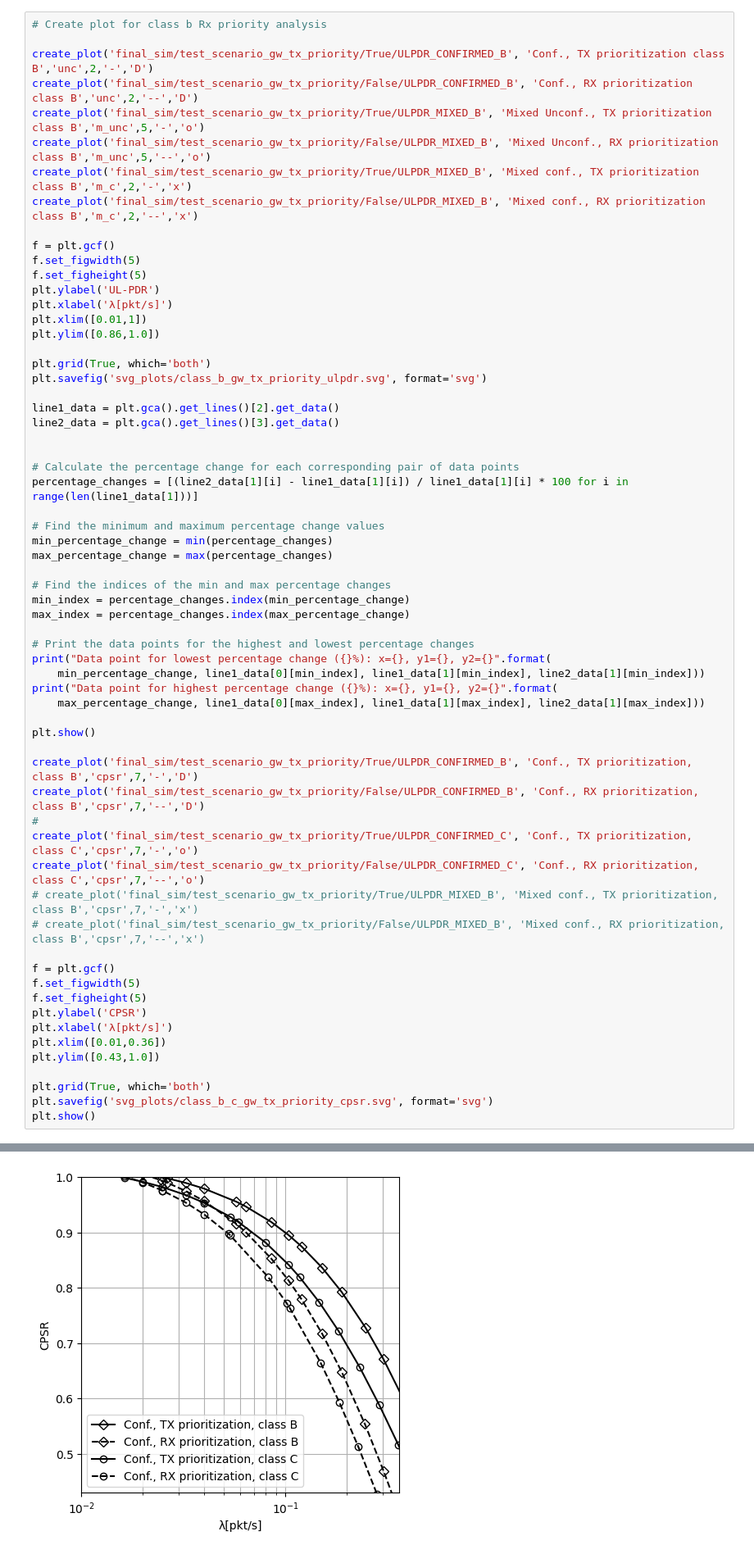
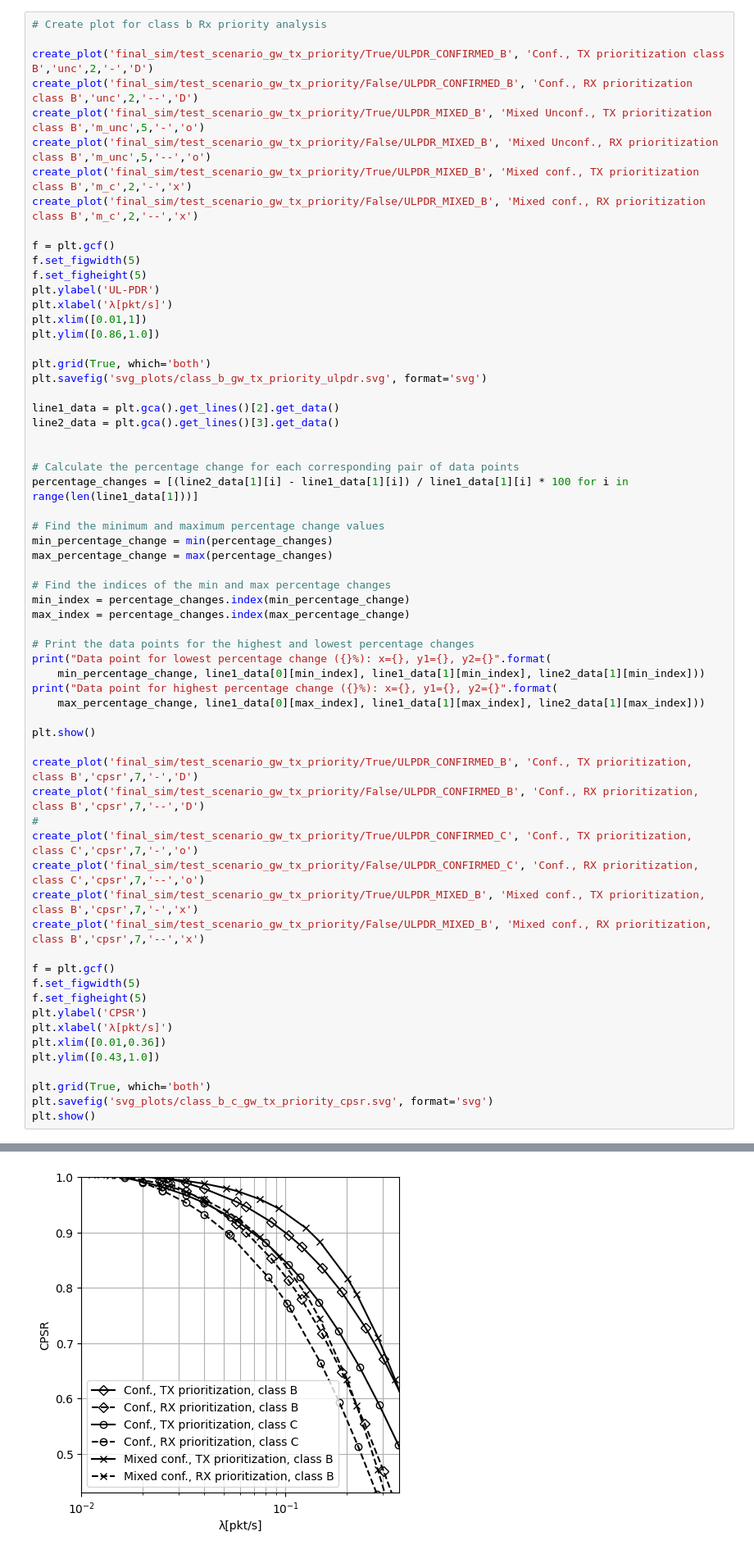
Before and after one commit to Precision-CyberAg/sim_plot, a Jupyter notebook: performance_analysis_class_b.ipynb, the cells around one changed output, grey strips where cells are left out. Shown at 82% size. Drawn from its saved outputs; the diff is of its cells as text.

```diff
--- a/performance_analysis_class_b.ipynb
+++ b/performance_analysis_class_b.ipynb
@@ -307,36 +307,36 @@ max_index = percentage_changes.index(max_percentage_change)
 
 # Print the data points for the highest and lowest percentage changes
 print("Data point for lowest percentage change ({}%): x={}, y1={}, y2={}".format(
     min_percentage_change, line1_data[0][min_index], line1_data[1][min_index], line2_data[1][min_index]))
 print("Data point for highest percentage change ({}%): x={}, y1={}, y2={}".format(
     max_percentage_change, line1_data[0][max_index], line1_data[1][max_index], line2_data[1][max_index]))
 
 plt.show()
 
 create_plot('final_sim/test_scenario_gw_tx_priority/True/ULPDR_CONFIRMED_B', 'Conf., TX prioritization, class B','cpsr',7,'-','D')
 create_plot('final_sim/test_scenario_gw_tx_priority/False/ULPDR_CONFIRMED_B', 'Conf., RX prioritization, class B','cpsr',7,'--','D')
 #
 create_plot('final_sim/test_scenario_gw_tx_priority/True/ULPDR_CONFIRMED_C', 'Conf., TX prioritization, class C','cpsr',7,'-','o')
 create_plot('final_sim/test_scenario_gw_tx_priority/False/ULPDR_CONFIRMED_C', 'Conf., RX prioritization, class C','cpsr',7,'--','o')
-# create_plot('final_sim/test_scenario_gw_tx_priority/True/ULPDR_MIXED_B', 'Mixed conf., TX prioritization, class B','cpsr',7,'-','x')
-# create_plot('final_sim/test_scenario_gw_tx_priority/False/ULPDR_MIXED_B', 'Mixed conf., RX prioritization, class B','cpsr',7,'--','x')
+create_plot('final_sim/test_scenario_gw_tx_priority/True/ULPDR_MIXED_B', 'Mixed conf., TX prioritization, class B','cpsr',7,'-','x')
+create_plot('final_sim/test_scenario_gw_tx_priority/False/ULPDR_MIXED_B', 'Mixed conf., RX prioritization, class B','cpsr',7,'--','x')
 
 f = plt.gcf()
 f.set_figwidth(5)
 f.set_figheight(5)
 plt.ylabel('CPSR')
 plt.xlabel('λ[pkt/s]')
 plt.xlim([0.01,0.36])
 plt.ylim([0.43,1.0])
 
 plt.grid(True, which='both')
 plt.savefig('svg_plots/class_b_c_gw_tx_priority_cpsr.svg', format='svg')
 plt.show()
 # %% [output]
 Data point for lowest percentage change (-0.49663755216623284%): x=0.00125, y1=0.9880645921091638, y2=0.9831574923050915
 Data point for highest percentage change (26.843414104620315%): x=0.53875, y1=0.6453532386869256, y2=0.8185880809852358
 [figure]
-[figure, old version]
+[figure, new version]
 # %%
 # Create plot for class b Rx priority analysis
 
```
Also changed, not shown: 45 other files.
